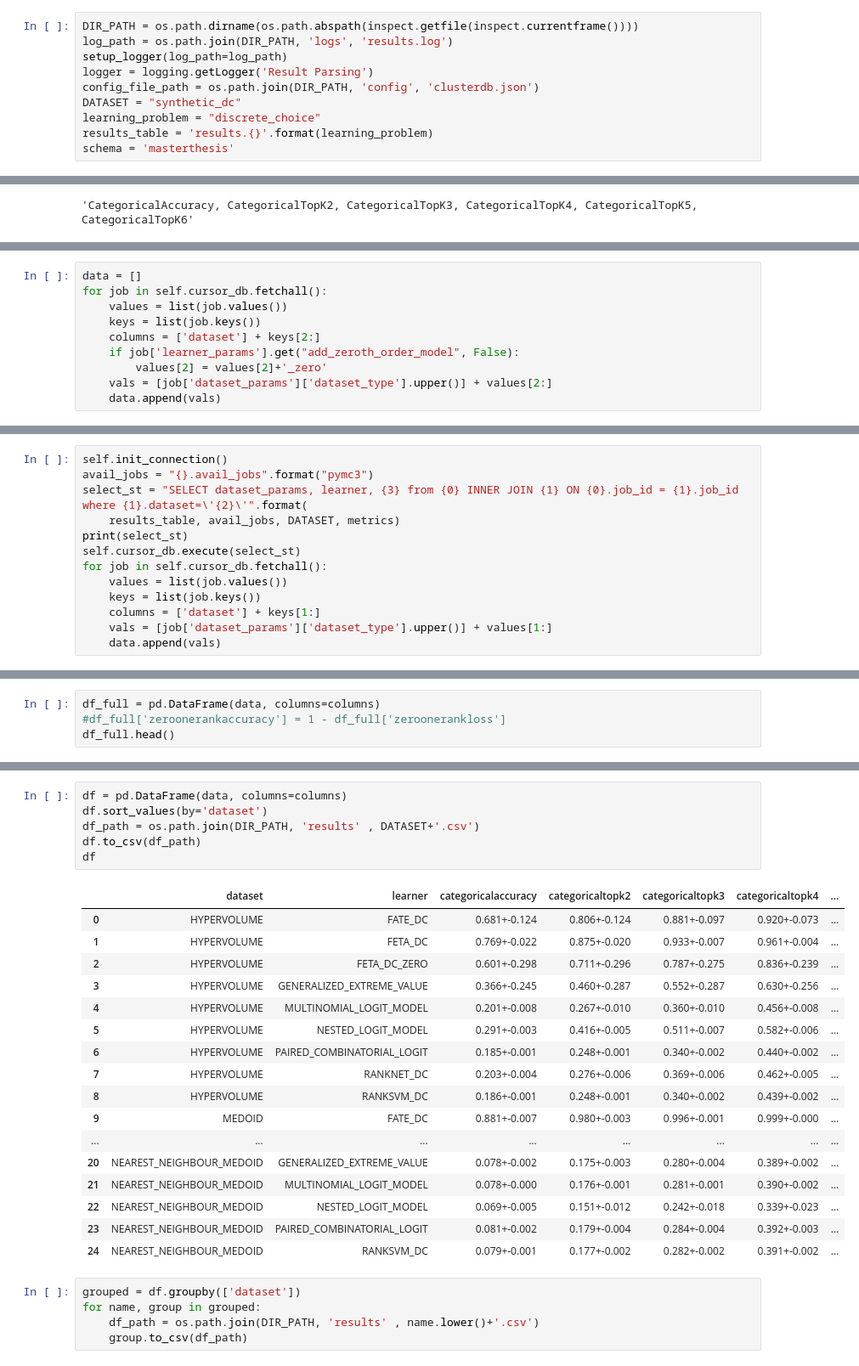
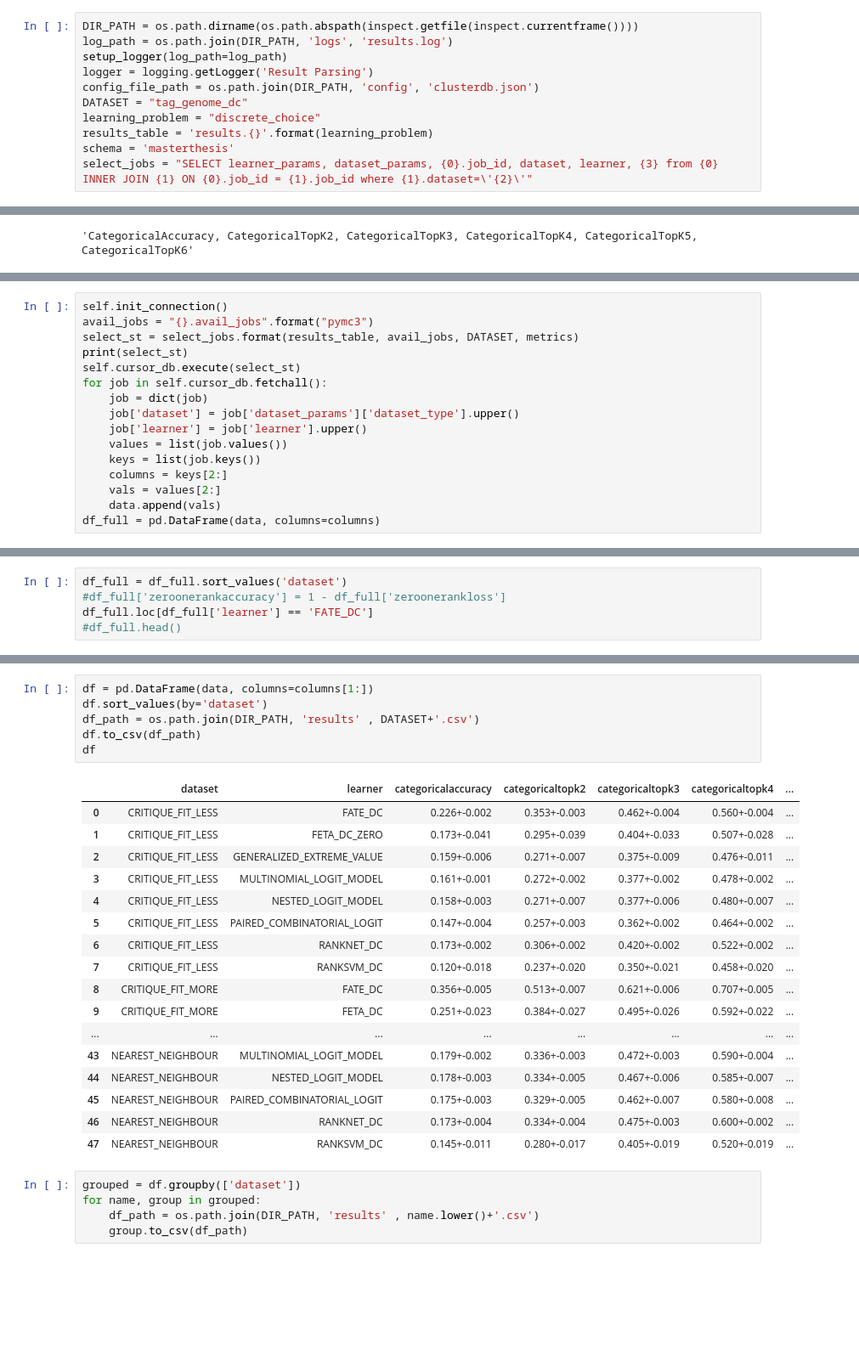
Before and after one commit to kiudee/cs-ranking, a Jupyter notebook: experiments/result_script.ipynb, the cells around one changed output, grey strips where cells are left out. Shown at 85% size. Cells and saved outputs as stored; diff of their text form; blank space fills up the shorter version.

```diff
--- a/experiments/result_script.ipynb
+++ b/experiments/result_script.ipynb
@@ -15,9 +17,10 @@ log_path = os.path.join(DIR_PATH, 'logs', 'results.log')
 setup_logger(log_path=log_path)
 logger = logging.getLogger('Result Parsing')
 config_file_path = os.path.join(DIR_PATH, 'config', 'clusterdb.json')
-DATASET = "synthetic_dc"
+DATASET = "tag_genome_dc"
 learning_problem = "discrete_choice"
 results_table = 'results.{}'.format(learning_problem)
 schema = 'masterthesis'
+select_jobs = "SELECT learner_params, dataset_params, {0}.job_id, dataset, learner, {3} from {0} INNER JOIN {1} ON {0}.job_id = {1}.job_id where {1}.dataset=\'{2}\'"
 # %%
 self = DBConnector(config_file_path=config_file_path, is_gpu=False, schema=schema)
@@ -40,10 +74,16 @@ SELECT dataset_params, learner_params, learner, CategoricalAccuracy, Categorical
 # %%
-data = []
+self.init_connection()
+avail_jobs = "{}.avail_jobs".format("pymc3")
+select_st = select_jobs.format(results_table, avail_jobs, DATASET, metrics)
+print(select_st)
+self.cursor_db.execute(select_st)
 for job in self.cursor_db.fetchall():
+    job = dict(job)
+    job['dataset'] = job['dataset_params']['dataset_type'].upper()
+    job['learner'] = job['learner'].upper()
     values = list(job.values())
     keys = list(job.keys())
-    columns = ['dataset'] + keys[2:]
-    if job['learner_params'].get("add_zeroth_order_model", False):
-        values[2] = values[2]+'_zero'
-    vals = [job['dataset_params']['dataset_type'].upper()] + values[2:]
+    columns = keys[2:]
+    vals = values[2:]
     data.append(vals)
+df_full = pd.DataFrame(data, columns=columns)
@@ -50,13 +91,0 @@ for job in self.cursor_db.fetchall():
-# %%
-self.init_connection()
-avail_jobs = "{}.avail_jobs".format("pymc3")
-select_st = "SELECT dataset_params, learner, {3} from {0} INNER JOIN {1} ON {0}.job_id = {1}.job_id where {1}.dataset=\'{2}\'".format(
-    results_table, avail_jobs, DATASET, metrics)
-print(select_st)
-self.cursor_db.execute(select_st)
-for job in self.cursor_db.fetchall():
-    values = list(job.values())
-    keys = list(job.keys())
-    columns = ['dataset'] + keys[1:]
-    vals = [job['dataset_params']['dataset_type'].upper()] + values[1:]
-    data.append(vals)
@@ -65,5 +92,6 @@ SELECT dataset_params, learner, CategoricalAccuracy, CategoricalTopK2, Categoric
 # %%
-df_full = pd.DataFrame(data, columns=columns)
+df_full = df_full.sort_values('dataset')
 #df_full['zeroonerankaccuracy'] = 1 - df_full['zeroonerankloss']
-df_full.head()
+df_full.loc[df_full['learner'] == 'FATE_DC']
+#df_full.head()
 # %% [output]
@@ -86,29 +126,29 @@ for name, group in grouped:
         one_row.extend(["{:.3f}+-{:.3f}".format(m, s) for m, s in zip(mean, std)])
     data.append(one_row)
 # %%
-df = pd.DataFrame(data, columns=columns)
+df = pd.DataFrame(data, columns=columns[1:])
 df.sort_values(by='dataset')
 df_path = os.path.join(DIR_PATH, 'results' , DATASET+'.csv')
 df.to_csv(df_path)
 df
 # %% [output]
 |  | dataset | learner | categoricalaccuracy | categoricaltopk2 | categoricaltopk3 | categoricaltopk4 | ... |
-| 0 | HYPERVOLUME | FATE_DC | 0.681+-0.124 | 0.806+-0.124 | 0.881+-0.097 | 0.920+-0.073 | ... |
-| 1 | HYPERVOLUME | FETA_DC | 0.769+-0.022 | 0.875+-0.020 | 0.933+-0.007 | 0.961+-0.004 | ... |
-| 2 | HYPERVOLUME | FETA_DC_ZERO | 0.601+-0.298 | 0.711+-0.296 | 0.787+-0.275 | 0.836+-0.239 | ... |
-| 3 | HYPERVOLUME | GENERALIZED_EXTREME_VALUE | 0.366+-0.245 | 0.460+-0.287 | 0.552+-0.287 | 0.630+-0.256 | ... |
-| 4 | HYPERVOLUME | MULTINOMIAL_LOGIT_MODEL | 0.201+-0.008 | 0.267+-0.010 | 0.360+-0.010 | 0.456+-0.008 | ... |
-| 5 | HYPERVOLUME | NESTED_LOGIT_MODEL | 0.291+-0.003 | 0.416+-0.005 | 0.511+-0.007 | 0.582+-0.006 | ... |
-| 6 | HYPERVOLUME | PAIRED_COMBINATORIAL_LOGIT | 0.185+-0.001 | 0.248+-0.001 | 0.340+-0.002 | 0.440+-0.002 | ... |
-| 7 | HYPERVOLUME | RANKNET_DC | 0.203+-0.004 | 0.276+-0.006 | 0.369+-0.006 | 0.462+-0.005 | ... |
-| 8 | HYPERVOLUME | RANKSVM_DC | 0.186+-0.001 | 0.248+-0.001 | 0.340+-0.002 | 0.439+-0.002 | ... |
-| 9 | MEDOID | FATE_DC | 0.881+-0.007 | 0.980+-0.003 | 0.996+-0.001 | 0.999+-0.000 | ... |
+| 0 | CRITIQUE_FIT_LESS | FATE_DC | 0.226+-0.002 | 0.353+-0.003 | 0.462+-0.004 | 0.560+-0.004 | ... |
+| 1 | CRITIQUE_FIT_LESS | FETA_DC_ZERO | 0.173+-0.041 | 0.295+-0.039 | 0.404+-0.033 | 0.507+-0.028 | ... |
+| 2 | CRITIQUE_FIT_LESS | GENERALIZED_EXTREME_VALUE | 0.159+-0.006 | 0.271+-0.007 | 0.375+-0.009 | 0.476+-0.011 | ... |
+| 3 | CRITIQUE_FIT_LESS | MULTINOMIAL_LOGIT_MODEL | 0.161+-0.001 | 0.272+-0.002 | 0.377+-0.002 | 0.478+-0.002 | ... |
+| 4 | CRITIQUE_FIT_LESS | NESTED_LOGIT_MODEL | 0.158+-0.003 | 0.271+-0.007 | 0.377+-0.006 | 0.480+-0.007 | ... |
+| 5 | CRITIQUE_FIT_LESS | PAIRED_COMBINATORIAL_LOGIT | 0.147+-0.004 | 0.257+-0.003 | 0.362+-0.002 | 0.464+-0.002 | ... |
+| 6 | CRITIQUE_FIT_LESS | RANKNET_DC | 0.173+-0.002 | 0.306+-0.002 | 0.420+-0.002 | 0.522+-0.002 | ... |
+| 7 | CRITIQUE_FIT_LESS | RANKSVM_DC | 0.120+-0.018 | 0.237+-0.020 | 0.350+-0.021 | 0.458+-0.020 | ... |
+| 8 | CRITIQUE_FIT_MORE | FATE_DC | 0.356+-0.005 | 0.513+-0.007 | 0.621+-0.006 | 0.707+-0.005 | ... |
+| 9 | CRITIQUE_FIT_MORE | FETA_DC | 0.251+-0.023 | 0.384+-0.027 | 0.495+-0.026 | 0.592+-0.022 | ... |
 | ... | ... | ... | ... | ... | ... | ... | ... |
-| 20 | NEAREST_NEIGHBOUR_MEDOID | GENERALIZED_EXTREME_VALUE | 0.078+-0.002 | 0.175+-0.003 | 0.280+-0.004 | 0.389+-0.002 | ... |
-| 21 | NEAREST_NEIGHBOUR_MEDOID | MULTINOMIAL_LOGIT_MODEL | 0.078+-0.000 | 0.176+-0.001 | 0.281+-0.001 | 0.390+-0.002 | ... |
-| 22 | NEAREST_NEIGHBOUR_MEDOID | NESTED_LOGIT_MODEL | 0.069+-0.005 | 0.151+-0.012 | 0.242+-0.018 | 0.339+-0.023 | ... |
-| 23 | NEAREST_NEIGHBOUR_MEDOID | PAIRED_COMBINATORIAL_LOGIT | 0.081+-0.002 | 0.179+-0.004 | 0.284+-0.004 | 0.392+-0.003 | ... |
-| 24 | NEAREST_NEIGHBOUR_MEDOID | RANKSVM_DC | 0.079+-0.001 | 0.177+-0.002 | 0.282+-0.002 | 0.391+-0.002 | ... |
+| 43 | NEAREST_NEIGHBOUR | MULTINOMIAL_LOGIT_MODEL | 0.179+-0.002 | 0.336+-0.003 | 0.472+-0.003 | 0.590+-0.004 | ... |
+| 44 | NEAREST_NEIGHBOUR | NESTED_LOGIT_MODEL | 0.178+-0.003 | 0.334+-0.005 | 0.467+-0.006 | 0.585+-0.007 | ... |
+| 45 | NEAREST_NEIGHBOUR | PAIRED_COMBINATORIAL_LOGIT | 0.175+-0.003 | 0.329+-0.005 | 0.462+-0.007 | 0.580+-0.008 | ... |
+| 46 | NEAREST_NEIGHBOUR | RANKNET_DC | 0.173+-0.004 | 0.334+-0.004 | 0.475+-0.003 | 0.600+-0.002 | ... |
+| 47 | NEAREST_NEIGHBOUR | RANKSVM_DC | 0.145+-0.011 | 0.280+-0.017 | 0.405+-0.019 | 0.520+-0.019 | ... |
 # %%
 grouped = df.groupby(['dataset'])
 for name, group in grouped:
```
Also changed, not shown: parts of 9 cells of this notebook, 6 other files.
